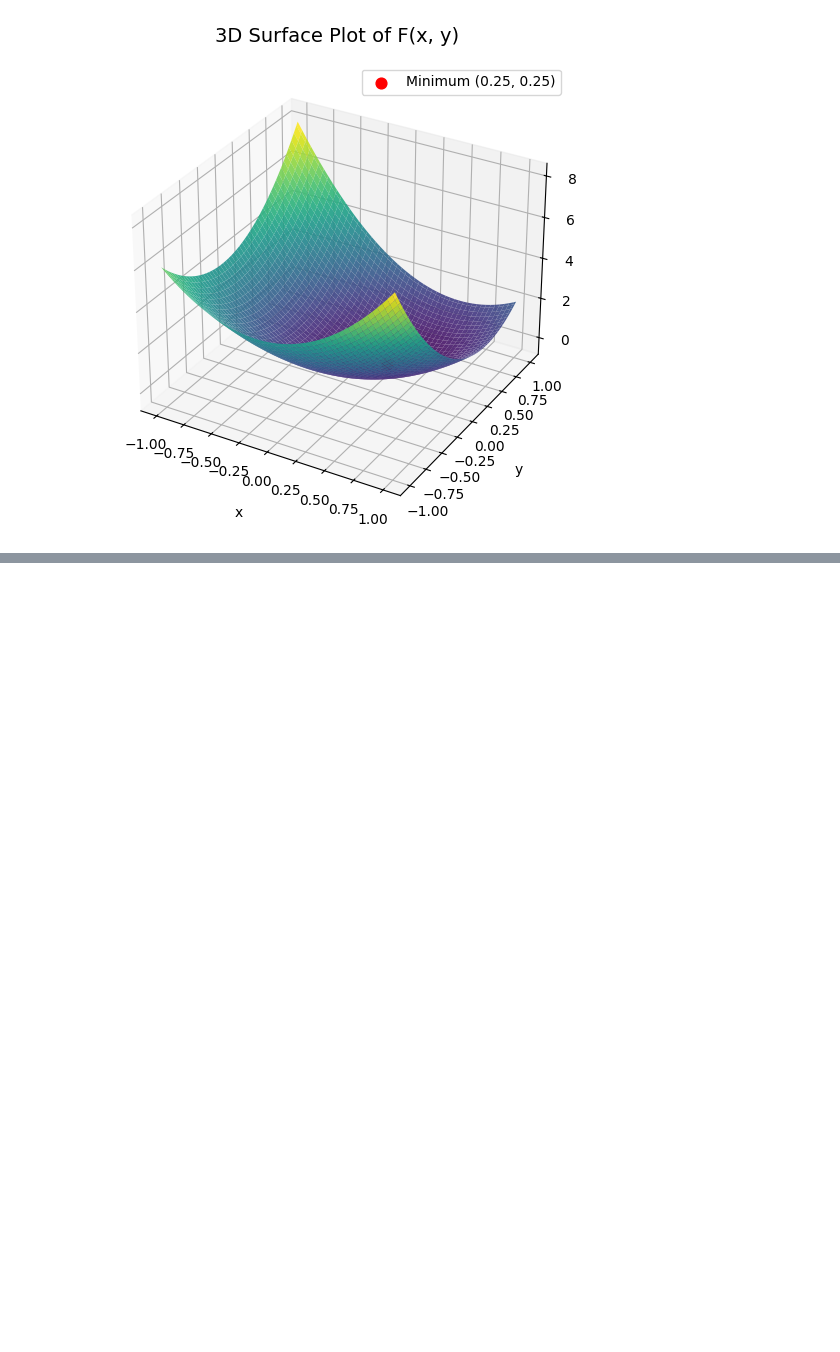
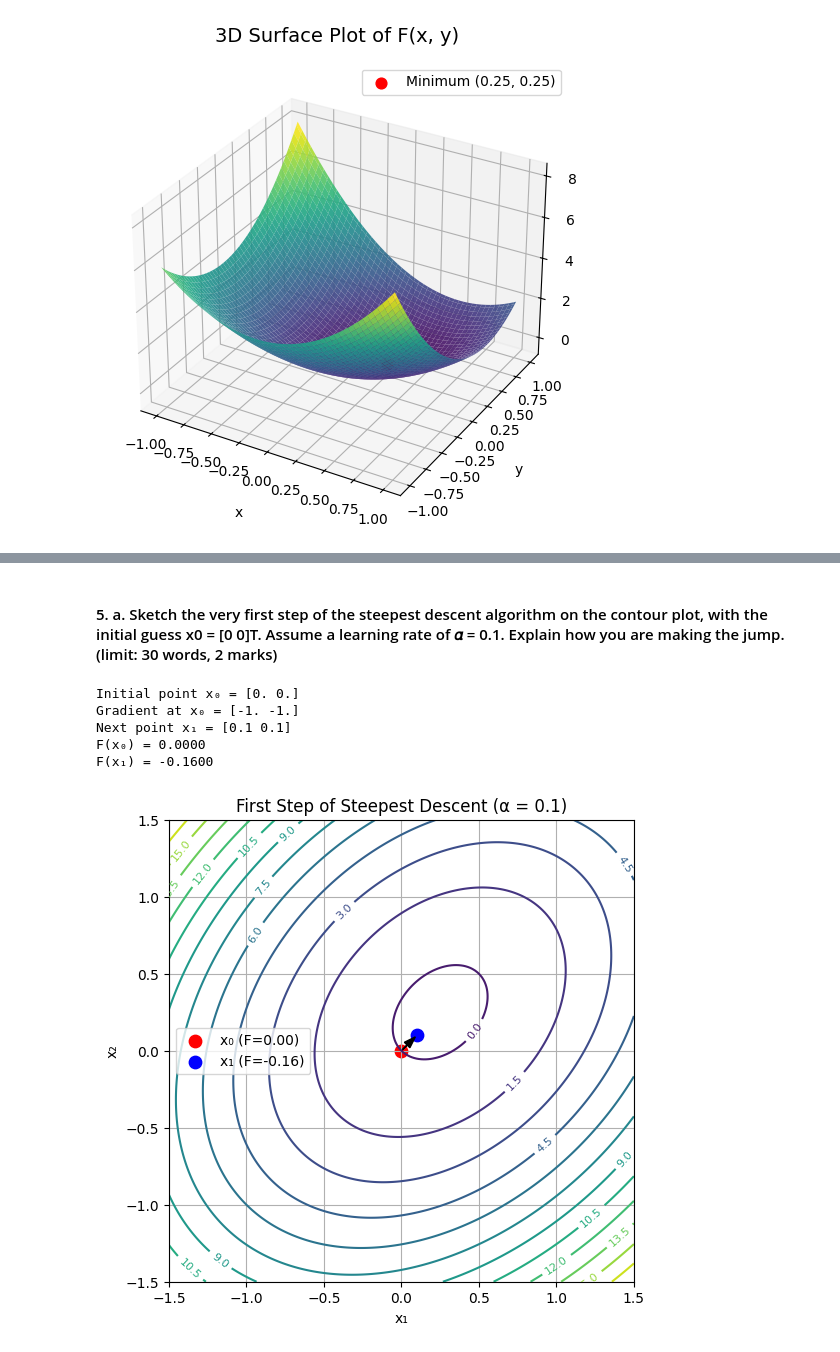
Before and after one commit to theForce-droid/AIandDeepLearning, a Jupyter notebook: AIDL_Grp2.ipynb, the cells around one changed output, grey strips where cells are left out. Saved outputs shown, nothing was run; the diff lists cells and outputs as text; code cells hidden in the pictures; blank space fills up the shorter version.

```diff
--- a/AIDL_Grp2.ipynb
+++ b/AIDL_Grp2.ipynb
@@ -642,0 +648,68 @@ plt.show()
+# %% [markdown]
+#### 5. a.	Sketch the very first step of the steepest descent algorithm on the contour plot, with the initial guess x0 = [0  0]T. Assume a learning rate of 𝛼 = 0.1. Explain how you are making the jump. (limit: 30 words, 2 marks)
+# %%
+import numpy as np
+import matplotlib.pyplot as plt
+
+# Define the quadratic function components
+A = np.array([[6, -2],
+              [-2, 6]])
+b = np.array([-1, -1])
+
+# Define F(x) = 1/2 xᵀ A x + bᵀ x
+def F(x):
+    return 0.5 * x.T @ A @ x + b.T @ x
+
+# Gradient: ∇F(x) = A x + b
+def grad_F(x):
+    return A @ x + b
+
+# --- Initial setup ---
+x0 = np.array([0.0, 0.0])  # starting point
+alpha = 0.1                # learning rate
+
+# Compute first step
+g0 = grad_F(x0)
+x1 = x0 - alpha * g0
+
+# Compute function values
+F0 = F(x0)
+F1 = F(x1)
+
+print(f"Initial point x₀ = {x0}")
+print(f"Gradient at x₀ = {g0}")
+print(f"Next point x₁ = {x1}")
+print(f"F(x₀) = {F0:.4f}")
+print(f"F(x₁) = {F1:.4f}")
+
+# --- Contour Plot ---
+x = np.linspace(-1.5, 1.5, 200)
+y = np.linspace(-1.5, 1.5, 200)
+X, Y = np.meshgrid(x, y)
+Z = 0.5 * (6*X**2 - 4*X*Y + 6*Y**2) - X - Y
+
+plt.figure(figsize=(6,6))
+contours = plt.contour(X, Y, Z, levels=12, cmap='viridis')
+plt.clabel(contours, inline=True, fontsize=8)
+
+# Plot start and first step
+plt.scatter(*x0, color='red', s=80, label=f'x₀ (F={F0:.2f})')
+plt.scatter(*x1, color='blue', s=80, label=f'x₁ (F={F1:.2f})')
+
+# Draw arrow for movement
+plt.arrow(x0[0], x0[1], (x1[0]-x0[0])*0.9, (x1[1]-x0[1])*0.9,
+          head_width=0.05, color='black', length_includes_head=True)
+
+plt.title("First Step of Steepest Descent (α = 0.1)")
+plt.xlabel("x₁")
+plt.ylabel("x₂")
+plt.legend()
+plt.grid(True)
+plt.show()
+# %% [output]
+Initial point x₀ = [0. 0.]
+Gradient at x₀ = [-1. -1.]
+Next point x₁ = [0.1 0.1]
+F(x₀) = 0.0000
+F(x₁) = -0.1600
+[figure, added]
```
Also changed, not shown: parts of 1 cell of this notebook.
